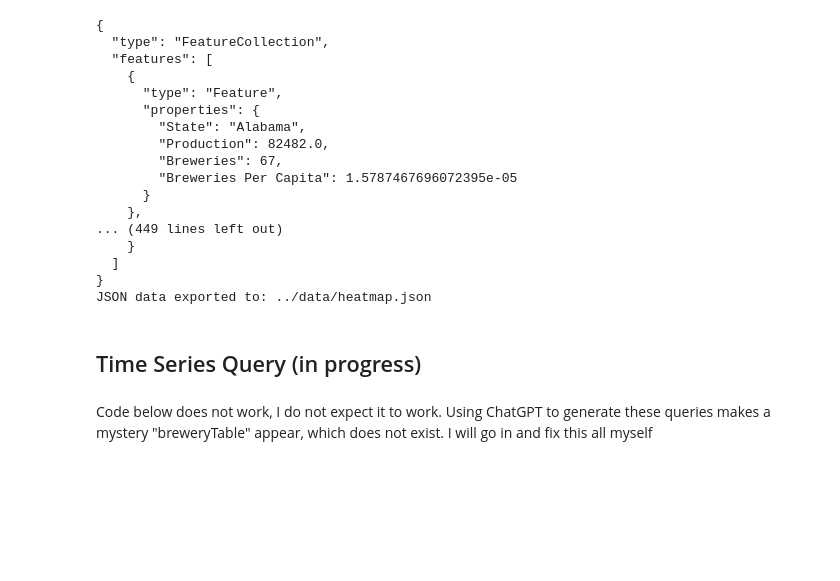
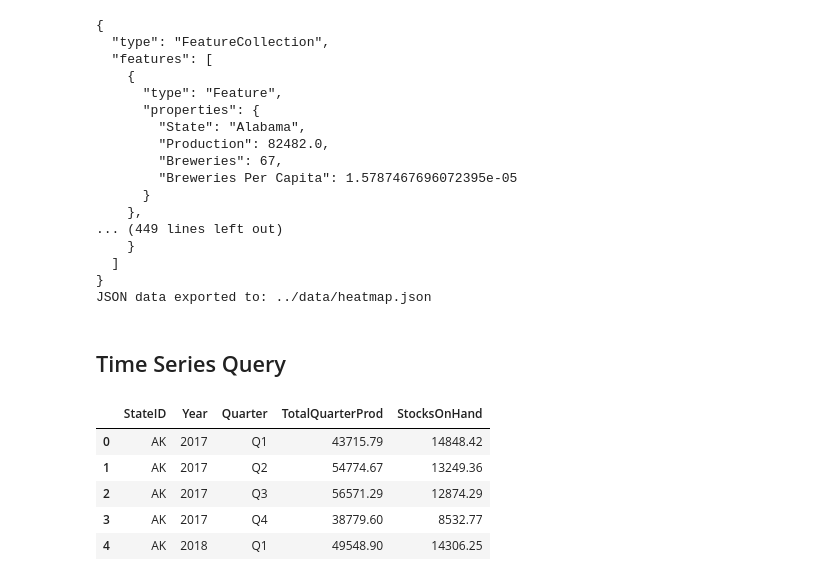
Before and after one commit to zqcushma/Project-3, a Jupyter notebook: python/data_extract.ipynb, the cells around one changed output. Drawn from its saved outputs; the diff is of its cells as text; code cells hidden in the pictures; blank space fills up the shorter version.

```diff
--- a/python/data_extract.ipynb
+++ b/python/data_extract.ipynb
@@ -226,6 +225,4 @@ print(f"JSON data exported to: {file_path}")
 }
 JSON data exported to: ../data/heatmap.json
 # %% [markdown]
-## Time Series Query (in progress)
+## Time Series Query
-# %% [markdown]
-Code below does not work, I do not expect it to work. Using ChatGPT to generate these queries makes a mystery "breweryTable" appear, which does not exist. I will go in and fix this all myself
@@ -238,0 +229,18 @@ brewByCategory = session.query(Breweries.Category, func.count(Breweries.id).labe
+# %%
+#Extract data from Quarterly table in the database, restricting to relevant data
+# SQL query
+query = '''
+SELECT "StateID", "Year", "Quarter", "TotalQuarterProd", "StocksOnHand" FROM public."QuarterlyProduction"
+ORDER BY "StateID" ASC, "Year" ASC, "Quarter" ASC
+'''
+
+# Execute the query and fetch the results into a DataFrame
+quarterlyDF = pd.read_sql_query(query, engine)
+quarterlyDF.head()
+# %% [output]
+|  | StateID | Year | Quarter | TotalQuarterProd | StocksOnHand |
+| 0 | AK | 2017 | Q1 | 43715.79 | 14848.42 |
+| 1 | AK | 2017 | Q2 | 54774.67 | 13249.36 |
+| 2 | AK | 2017 | Q3 | 56571.29 | 12874.29 |
+| 3 | AK | 2017 | Q4 | 38779.60 | 8532.77 |
+| 4 | AK | 2018 | Q1 | 49548.90 | 14306.25 |
```
Also changed, not shown: parts of 7 cells of this notebook, 3 other files.
